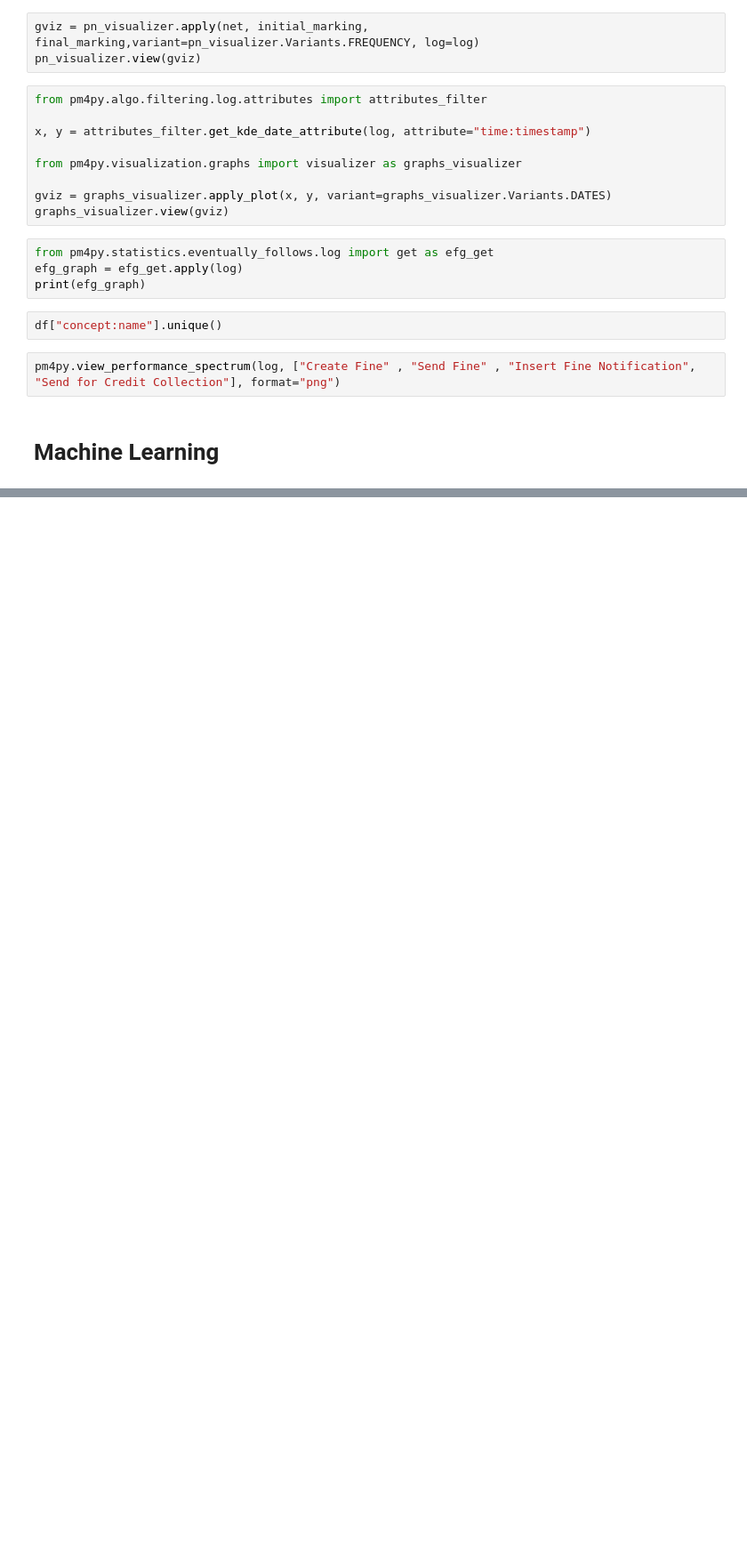
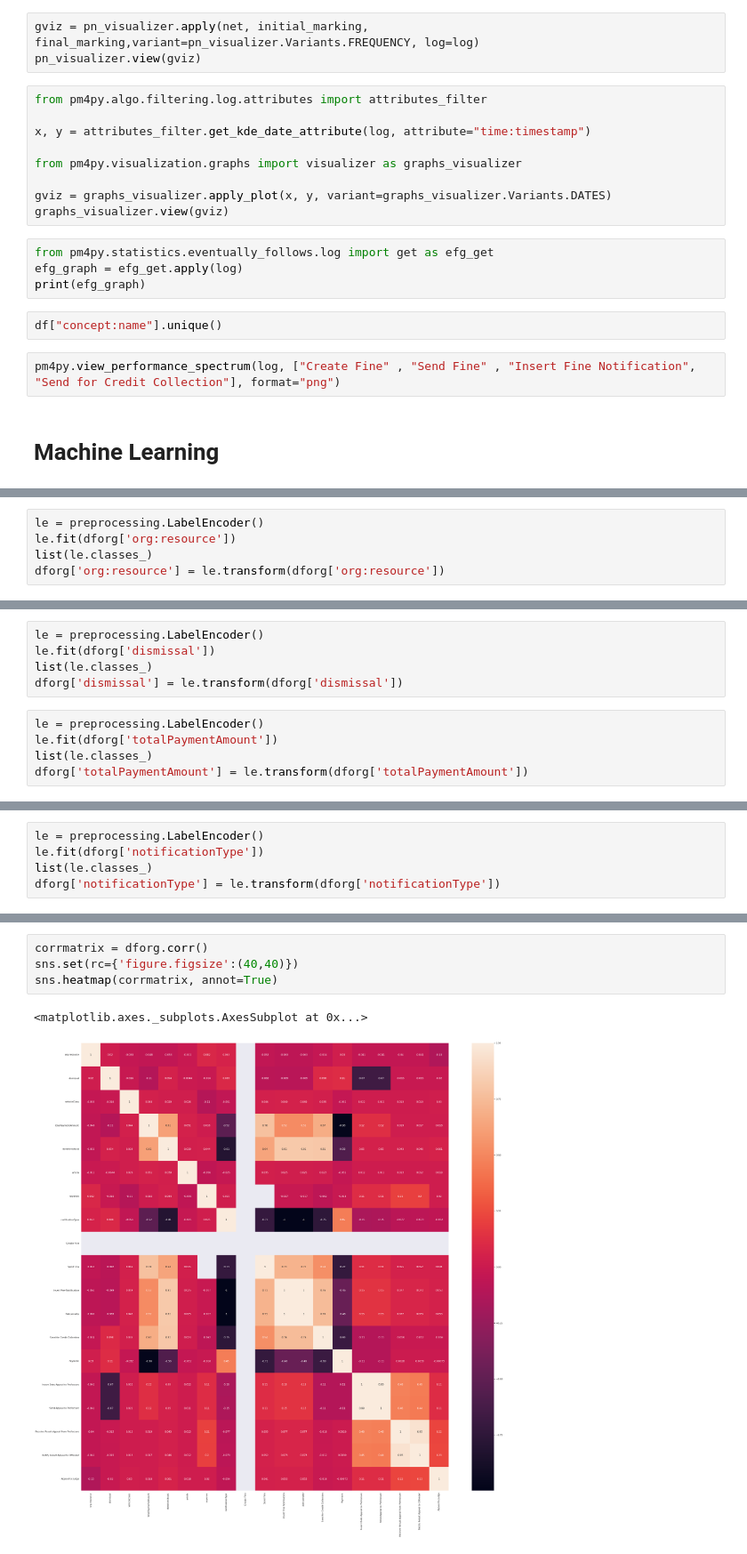
Before and after one commit to AlibakhshiAlireza/Road-Traffic-Fine-Management-Outcome-Oriented-Prediction, a Jupyter notebook: BPI_DATASET.ipynb, the cells around one changed output, grey strips where cells are left out. Shown at 89% size. Cells and saved outputs as stored; diff of their text form; blank space fills up the shorter version.

```diff
--- a/BPI_DATASET.ipynb
+++ b/BPI_DATASET.ipynb
@@ -516,0 +564,5 @@ pm4py.view_performance_spectrum(log, ["Create Fine" , "Send Fine" , "Insert Fine
+# %%
+le = preprocessing.LabelEncoder()
+le.fit(dforg['org:resource'])
+list(le.classes_)
+dforg['org:resource'] = le.transform(dforg['org:resource'])
@@ -516,0 +573,10 @@ pm4py.view_performance_spectrum(log, ["Create Fine" , "Send Fine" , "Insert Fine
+# %%
+le = preprocessing.LabelEncoder()
+le.fit(dforg['dismissal'])
+list(le.classes_)
+dforg['dismissal'] = le.transform(dforg['dismissal'])
+# %%
+le = preprocessing.LabelEncoder()
+le.fit(dforg['totalPaymentAmount'])
+list(le.classes_)
+dforg['totalPaymentAmount'] = le.transform(dforg['totalPaymentAmount'])
@@ -516,0 +585,5 @@ pm4py.view_performance_spectrum(log, ["Create Fine" , "Send Fine" , "Insert Fine
+# %%
+le = preprocessing.LabelEncoder()
+le.fit(dforg['notificationType'])
+list(le.classes_)
+dforg['notificationType'] = le.transform(dforg['notificationType'])
@@ -516,0 +613,7 @@ pm4py.view_performance_spectrum(log, ["Create Fine" , "Send Fine" , "Insert Fine
+# %%
+corrmatrix = dforg.corr()
+sns.set(rc={'figure.figsize':(40,40)})
+sns.heatmap(corrmatrix, annot=True)
+# %% [output]
+<matplotlib.axes._subplots.AxesSubplot at 0x...>
+[figure, added]
```
Also changed, not shown: parts of 35 cells of this notebook.
